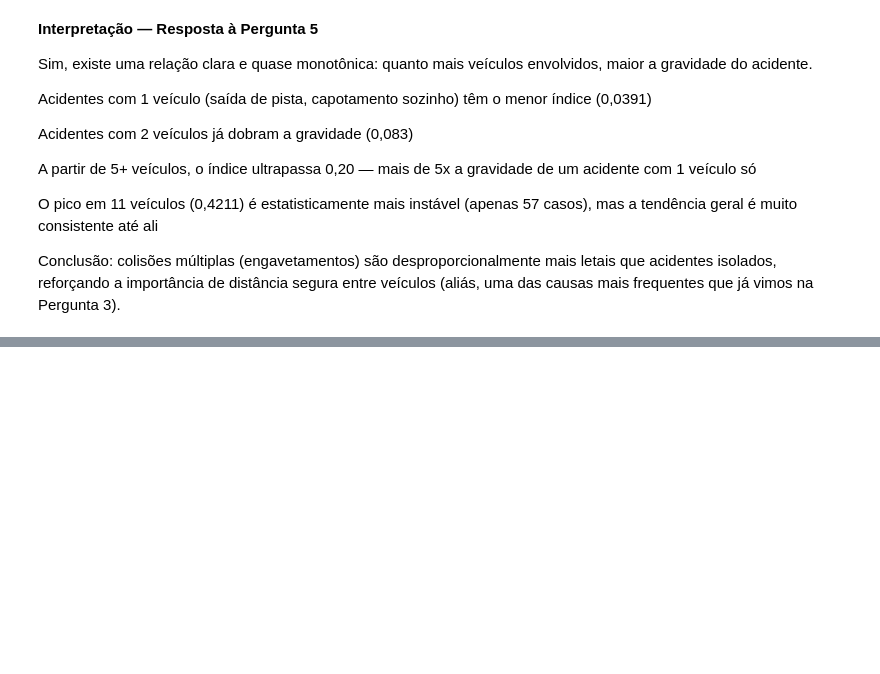
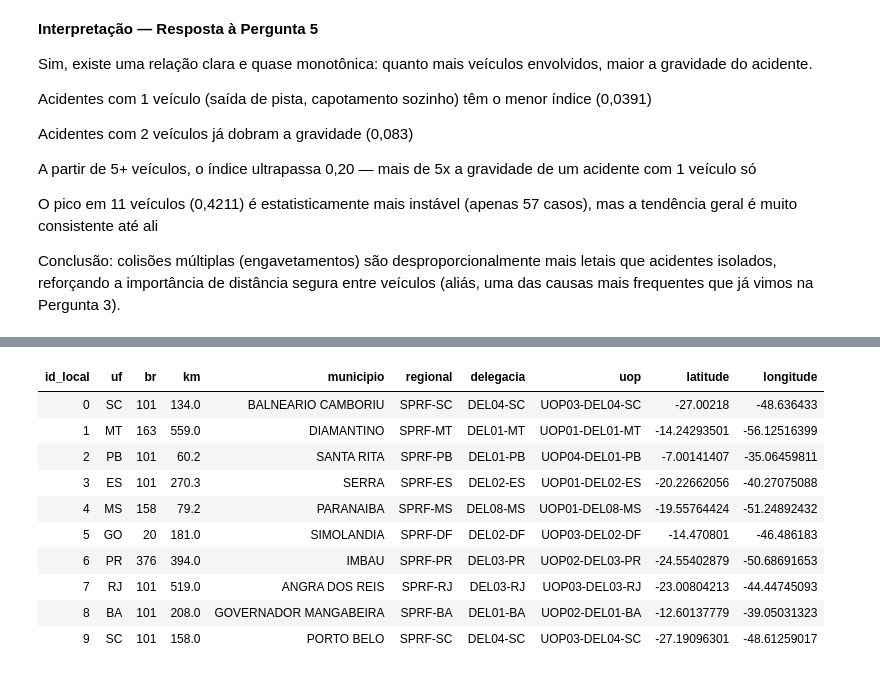
Before and after one commit to Rafaela-neves/MVP-Rafaela-Neves, a Jupyter notebook: 05_analise_negocio.ipynb, the cells around one changed output, grey strips where cells are left out. Drawn from its saved outputs; the diff is of its cells as text; code cells hidden in the pictures; blank space fills up the shorter version.

```diff
--- a/05_analise_negocio.ipynb
+++ b/05_analise_negocio.ipynb
@@ -172,0 +252,14 @@ Conclusão: colisões múltiplas (engavetamentos) são desproporcionalmente mais
+# %%
+display(spark.table("prf_acidentes1.gold.dim_local").limit(10))
+# %% [output]
+| id_local | uf | br | km | municipio | regional | delegacia | uop | latitude | longitude |
+| 0 | SC | 101 | 134.0 | BALNEARIO CAMBORIU | SPRF-SC | DEL04-SC | UOP03-DEL04-SC | -27.00218 | -48.636433 |
+| 1 | MT | 163 | 559.0 | DIAMANTINO | SPRF-MT | DEL01-MT | UOP01-DEL01-MT | -14.24293501 | -56.12516399 |
+| 2 | PB | 101 | 60.2 | SANTA RITA | SPRF-PB | DEL01-PB | UOP04-DEL01-PB | -7.00141407 | -35.06459811 |
+| 3 | ES | 101 | 270.3 | SERRA | SPRF-ES | DEL02-ES | UOP01-DEL02-ES | -20.22662056 | -40.27075088 |
+| 4 | MS | 158 | 79.2 | PARANAIBA | SPRF-MS | DEL08-MS | UOP01-DEL08-MS | -19.55764424 | -51.24892432 |
+| 5 | GO | 20 | 181.0 | SIMOLANDIA | SPRF-DF | DEL02-DF | UOP03-DEL02-DF | -14.470801 | -46.486183 |
+| 6 | PR | 376 | 394.0 | IMBAU | SPRF-PR | DEL03-PR | UOP02-DEL03-PR | -24.55402879 | -50.68691653 |
+| 7 | RJ | 101 | 519.0 | ANGRA DOS REIS | SPRF-RJ | DEL03-RJ | UOP03-DEL03-RJ | -23.00804213 | -44.44745093 |
+| 8 | BA | 101 | 208.0 | GOVERNADOR MANGABEIRA | SPRF-BA | DEL01-BA | UOP02-DEL01-BA | -12.60137779 | -39.05031323 |
+| 9 | SC | 101 | 158.0 | PORTO BELO | SPRF-SC | DEL04-SC | UOP03-DEL04-SC | -27.19096301 | -48.61259017 |
```
Also changed, not shown: parts of 8 cells of this notebook.
